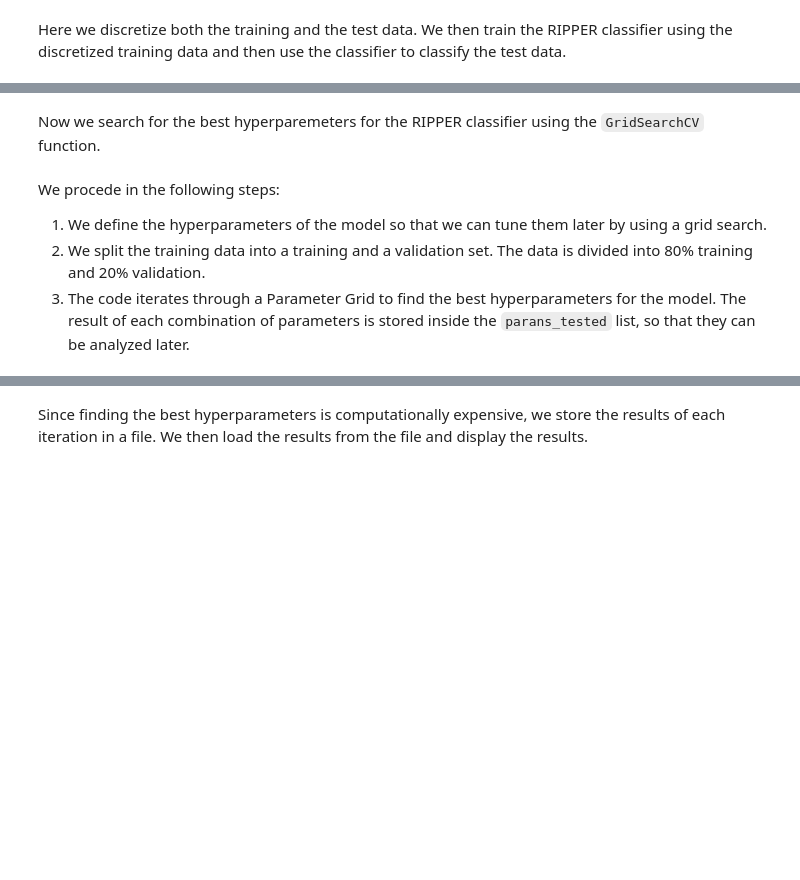
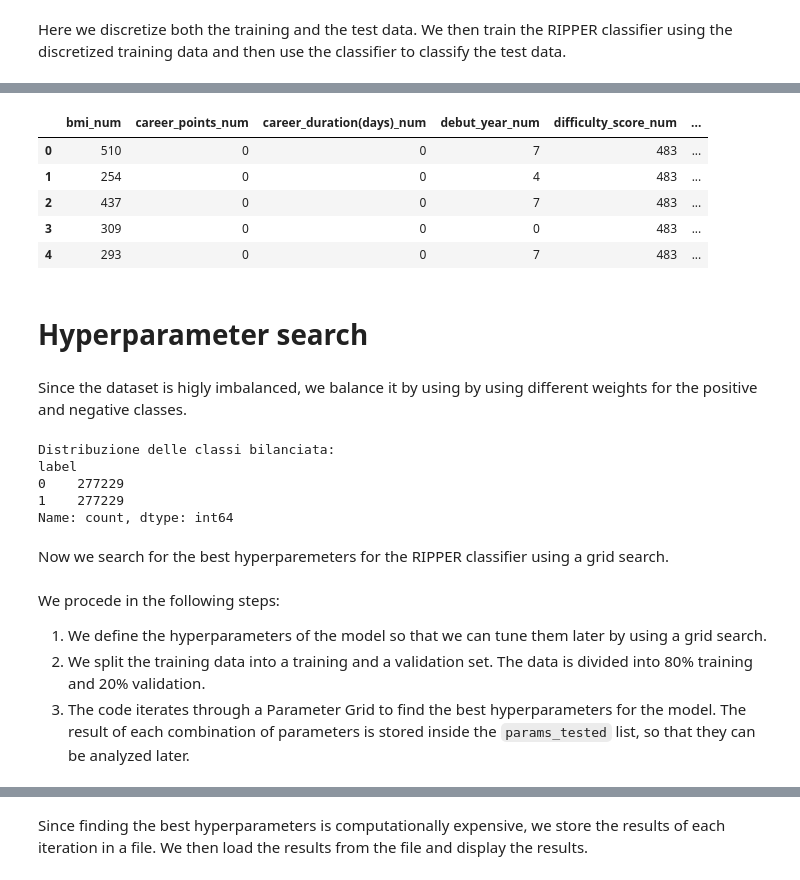
Before and after one commit to DadeOrsu/dm_project24_group_6, a Jupyter notebook: src/task4_machine_learning/ripper_classification.ipynb, the cells around one changed output, grey strips where cells are left out. Drawn from its saved outputs; the diff is of its cells as text; code cells hidden in the pictures; blank space fills up the shorter version.

Commit message:
Updated hyperparameter search.

```diff
--- a/src/task4_machine_learning/ripper_classification.ipynb
+++ b/src/task4_machine_learning/ripper_classification.ipynb
@@ -43,0 +60,3 @@ X_train.head()
+# %%
+columns_to_keep = [col + "_num" for col in columns_to_keep if col != "top_20"]
+columns_to_keep
@@ -44,10 +74,75 @@ X_train.head()
+# %%
+X_train = X_train[columns_to_keep]
+X_test = X_test[columns_to_keep]
+# %%
+X_train.head()
+# %% [output]
+|  | bmi_num | career_points_num | career_duration(days)_num | debut_year_num | difficulty_score_num | ... |
+| 0 | 510 | 0 | 0 | 7 | 483 | ... |
+| 1 | 254 | 0 | 0 | 4 | 483 | ... |
+| 2 | 437 | 0 | 0 | 7 | 483 | ... |
+| 3 | 309 | 0 | 0 | 0 | 483 | ... |
+| 4 | 293 | 0 | 0 | 7 | 483 | ... |
+# %% [markdown]
+# Hyperparameter search
+# %% [markdown]
+Since the dataset is higly imbalanced, we balance it by using by using different weights for the positive and negative classes.
+# %%
+from sklearn.utils import resample
+import pandas as pd
+
+# Combina X_train e y_train in un unico DataFrame
+train_set = pd.concat([X_train, y_train], axis=1)
+train_set.columns = list(X_train.columns) + ['label']  # Dai un nome alla colonna 'label'
+
+# Suddividi in classi maggioritaria e minoritaria
+majority_class = train_set[train_set['label'] == 0]
+minority_class = train_set[train_set['label'] == 1]
+
+# Calcola il numero totale di campioni da mantenere
+total_samples = len(train_set)
+
+# Numero di campioni per ciascuna classe (metà del totale)
+samples_per_class = total_samples // 2
+
+# Sottocampiona la classe maggioritaria
+majority_downsampled = resample(
+    majority_class,
+    replace=False,               # Campionamento senza sostituzione
+    n_samples=samples_per_class, # Mantieni metà dei campioni totali
+    random_state=42
+)
+
+# Sovracampiona la classe minoritaria
+minority_upsampled = resample(
+    minority_class,
+    replace=True,                # Campionamento con sostituzione
+    n_samples=samples_per_class, # Mantieni metà dei campioni totali
+    random_state=42
+)
+
+# Combina le classi in un dataset bilanciato
+balanced_train_set = pd.concat([majority_downsampled, minority_upsampled])
+
+# Dividi in feature e label
+X_train = balanced_train_set.drop(columns=['label'])
+y_train = balanced_train_set['label']
+
+print("Distribuzione delle classi bilanciata:")
+print(y_train.value_counts())
+# %% [output]
+Distribuzione delle classi bilanciata:
+label
+0    277229
+1    277229
+Name: count, dtype: int64
 # %% [markdown]
-Now we search for the best hyperparemeters for the RIPPER classifier using the `GridSearchCV` function.
+Now we search for the best hyperparemeters for the RIPPER classifier using a grid search.
 # %% [markdown]
 We procede in the following steps:
 1. We define the hyperparameters of the model so that we can tune them later by using a grid search.
 2. We split the training data into a training and a validation set. The data is divided into 80% training and 20% validation.
-3. The code iterates through a Parameter Grid to find the best hyperparameters for the model. The result of each combination of parameters is stored inside the `parans_tested` list, so that they can be analyzed later.
+3. The code iterates through a Parameter Grid to find the best hyperparameters for the model. The result of each combination of parameters is stored inside the `params_tested` list, so that they can be analyzed later.
 # %%
 from sklearn.metrics import classification_report
 def report_scores(test_label, test_pred):
```
Also changed, not shown: parts of 11 cells of this notebook.
